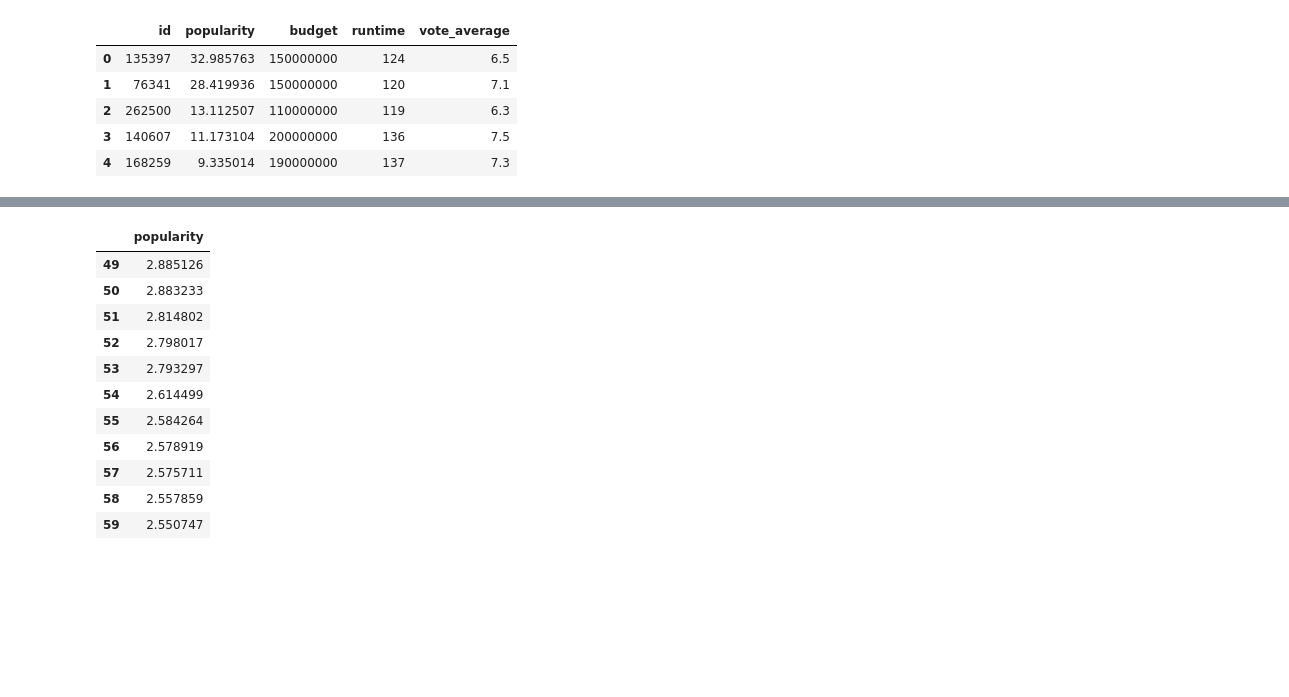
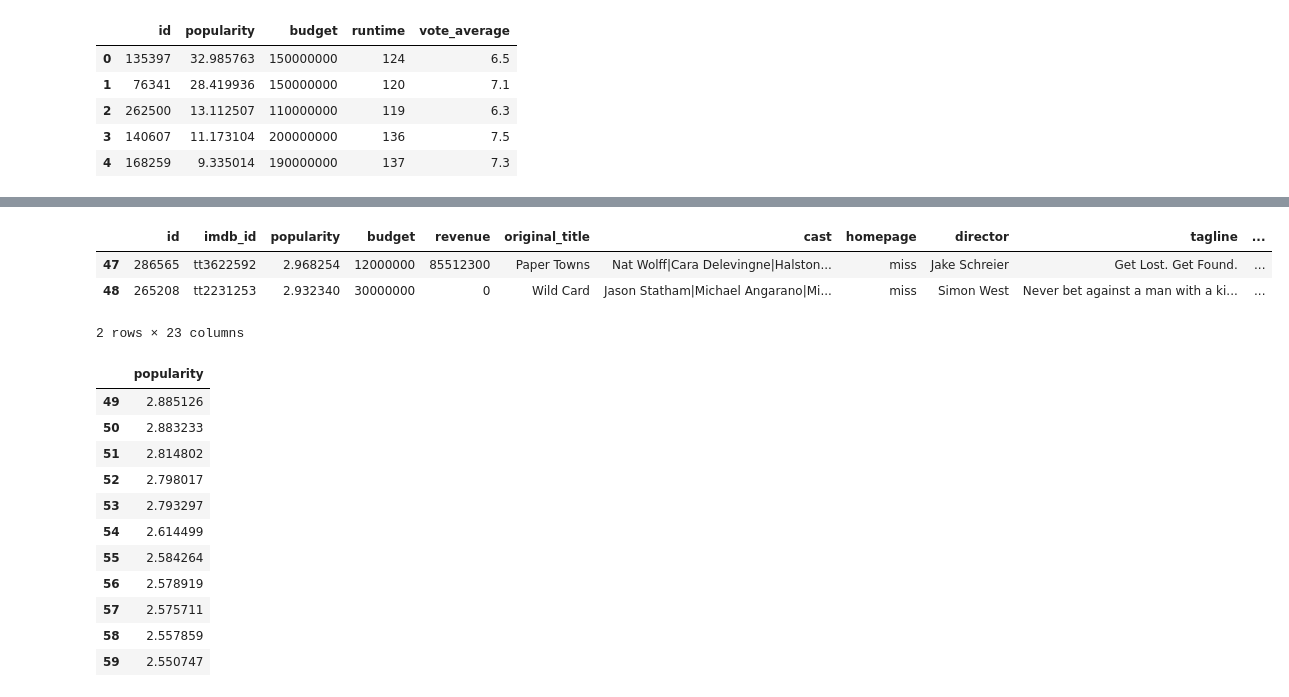
Before and after one commit to xcoder42/AIPND_CN_P2_Explore_Movie_Dataset, a Jupyter notebook: Explore Movie Dataset.ipynb, the cells around one changed output, grey strips where cells are left out. Cells and saved outputs as stored; diff of their text form; code cells hidden in the pictures; blank space fills up the shorter version.

```diff
--- a/Explore Movie Dataset.ipynb
+++ b/Explore Movie Dataset.ipynb
@@ -253,3 +282,10 @@ movie_data.iloc[[i for i in range(0,20)] + [48,49]]
+# %%
+movie_data[47:49]
+# %% [output]
+|  | id | imdb_id | popularity | budget | revenue | original_title | cast | homepage | director | tagline | ... |
+| 47 | 286565 | tt3622592 | 2.968254 | 12000000 | 85512300 | Paper Towns | Nat Wolff|Cara Delevingne|Halston... | miss | Jake Schreier | Get Lost. Get Found. | ... |
+| 48 | 265208 | tt2231253 | 2.932340 | 30000000 | 0 | Wild Card | Jason Statham|Michael Angarano|Mi... | miss | Simon West | Never bet against a man with a ki... | ... |
+2 rows × 23 columns
 # %%
 # 因为索引是从0开始，第50行索引标签是49
 movie_data.loc[49:59,['popularity']]
```
Also changed, not shown: parts of 7 cells of this notebook, 1 other file.
